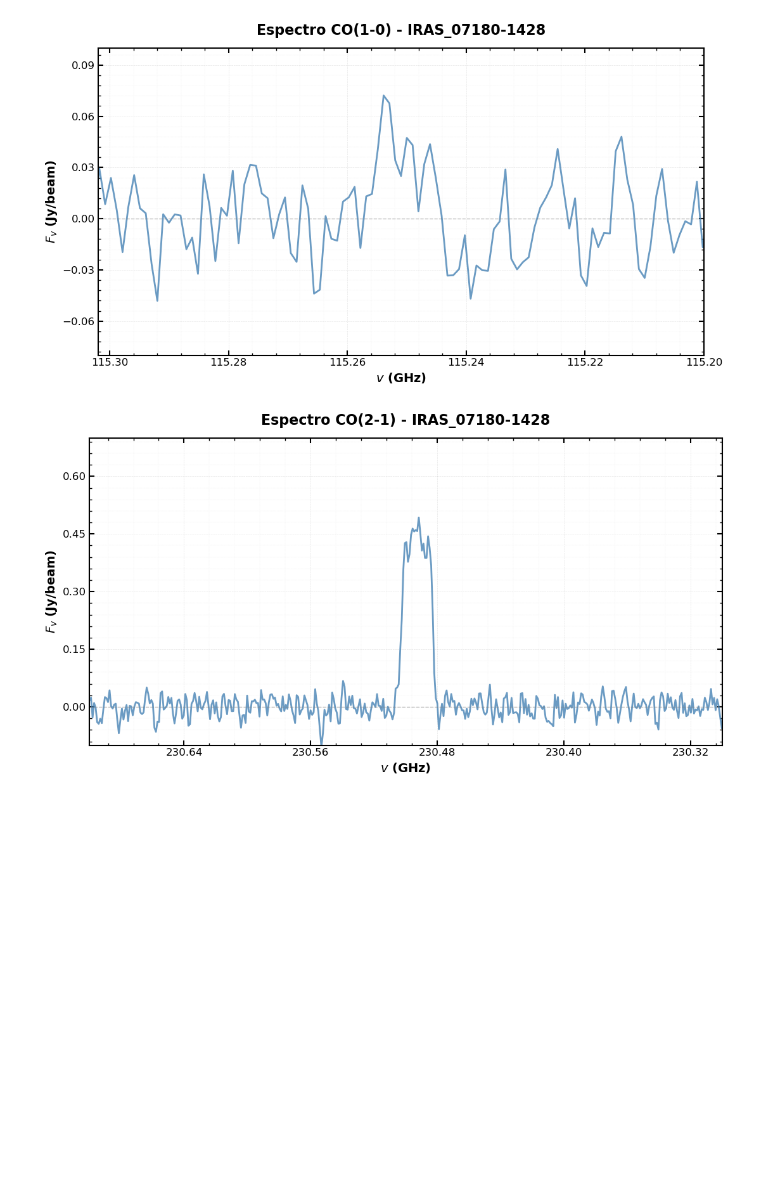
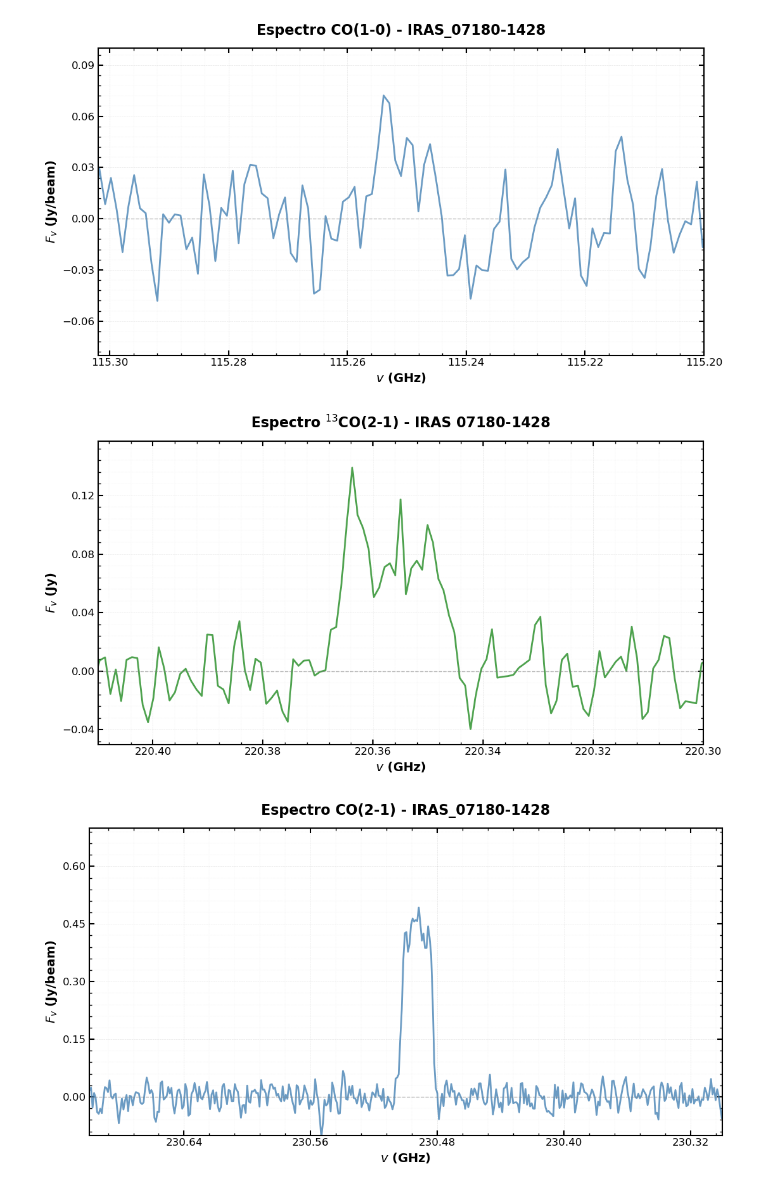
Before and after one commit to hungerforcoffe/Stellar-spectral-scans-with-the-ALMA-Compact-Array, a Jupyter notebook: Working folder/Carta_Working/Mass_loss_IRAS_07180.ipynb, the cells around one changed output. Drawn from its saved outputs; the diff is of its cells as text; code cells hidden in the pictures; blank space fills up the shorter version.

```diff
--- a/Working folder/Carta_Working/Mass_loss_IRAS_07180.ipynb
+++ b/Working folder/Carta_Working/Mass_loss_IRAS_07180.ipynb
@@ -92,6 +93,46 @@ plt.tight_layout()
 plt.show()
 # %% [output]
 [figure]
+# %%
+## Línea ^13CO(2-1) - IRAS 07180 ## COUNT 1
+lim_CO_2to1_IRAS_07180_220 = (220.41, 220.3)
+
+fig, ax = plt.subplots(figsize=(11, 6))
+
+ax.plot(IRAS_07180_220["col1"], IRAS_07180_220["col2"],
+        linewidth=2, color='forestgreen', alpha=0.8)
+
+ax.axhline(0, color='gray', linestyle='--', linewidth=1, alpha=0.5)
+
+ax.set_xlabel(r'$v$ (GHz)', fontsize=14, fontweight='bold')
+ax.set_ylabel(r'$F_{v}$ (Jy)', fontsize=14, fontweight='bold')
+
+ax.set_title(r'Espectro $^{13}$CO(2-1) - IRAS 07180-1428',
+             fontsize=16, fontweight='bold', pad=15)
+
+ax.set_xlim(lim_CO_2to1_IRAS_07180_220)
+ax.set_ylim(-0.05, 1.5712060322e-1)
+
+ax.xaxis.set_major_locator(MaxNLocator(6))
+ax.yaxis.set_major_locator(MaxNLocator(6))
+ax.xaxis.set_minor_locator(AutoMinorLocator(5))
+ax.yaxis.set_minor_locator(AutoMinorLocator(5))
+
+ax.grid(True, which='major', alpha=0.3, linestyle='--', linewidth=0.5)
+ax.grid(True, which='minor', alpha=0.15, linestyle='--', linewidth=0.3)
+
+ax.tick_params(axis='both', which='major', labelsize=12,
+               direction='in', length=6, width=1.5, top=True, right=True)
+ax.tick_params(axis='both', which='minor', direction='in',
+               length=3, width=1, top=True, right=True)
+
+for spine in ax.spines.values():
+    spine.set_linewidth(1.5)
+
+plt.tight_layout()
+plt.show()
+# %% [output]
+[figure, added]
 # %%
 ## Línea CO(2-1) - IRAS_07180 ## COUNT 1
 lim_CO_2to1_IRAS_07180_231 = (230.7, 230.30)
```
Also changed, not shown: parts of 3 cells of this notebook, 25 other files.
